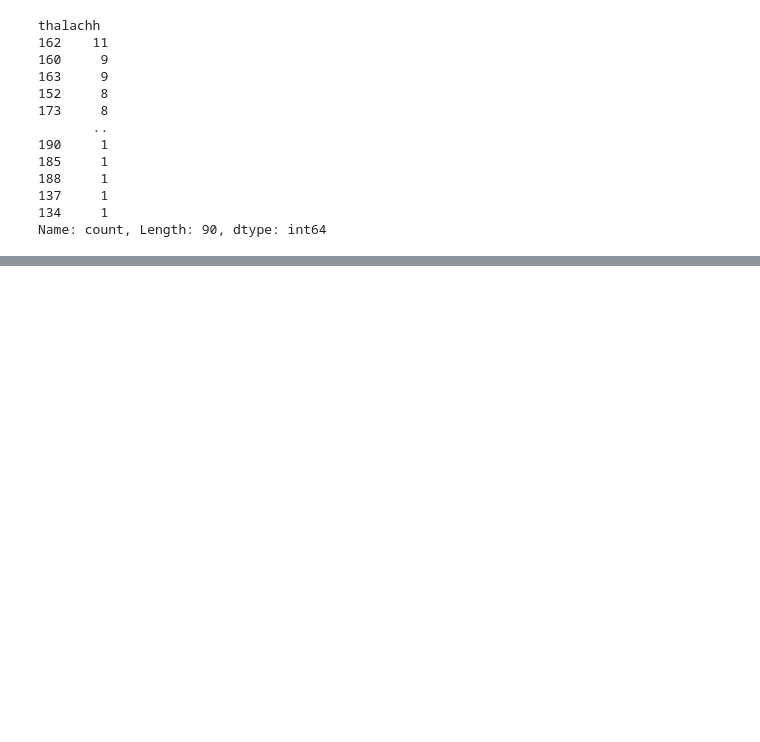
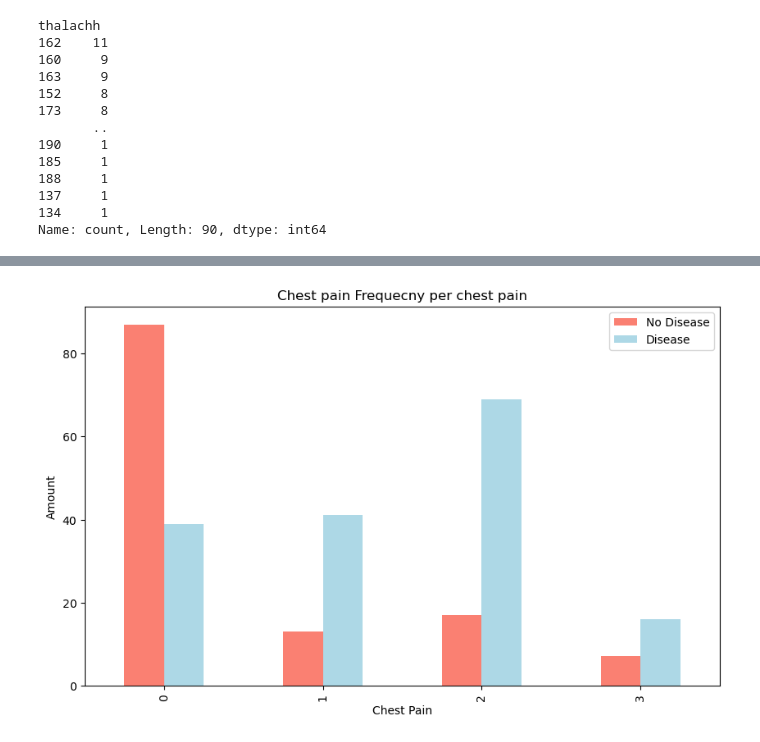
Before and after one commit to FairozAhmadSheikh/Machine_and_Deep_Learning_Basic_To_Advance, a Jupyter notebook: For_Hospital_using_heart_disease.ipynb, the cells around one changed output, grey strips where cells are left out. Cells and saved outputs as stored; diff of their text form; code cells hidden in the pictures; blank space fills up the shorter version.

Commit message:
Chest pain frequency per chest pain

```diff
--- a/For_Hospital_using_heart_disease.ipynb
+++ b/For_Hospital_using_heart_disease.ipynb
@@ -147,0 +164,13 @@ AttributeError: 'DataFrame' object has no attribute 'thalach'
+# %%
+pd.crosstab(df.cp,df.output).plot(
+    kind="bar",
+    figsize=(10,6),
+    color=["salmon","lightblue"]
+)
+plt.title("Chest pain Frequecny per chest pain")
+plt.xlabel("Chest Pain")
+plt.ylabel('Amount')
+plt.legend(["No Disease","Disease"])
+plt.show();
+# %% [output]
+[figure, added]
```
Also changed, not shown: parts of 4 cells of this notebook.
